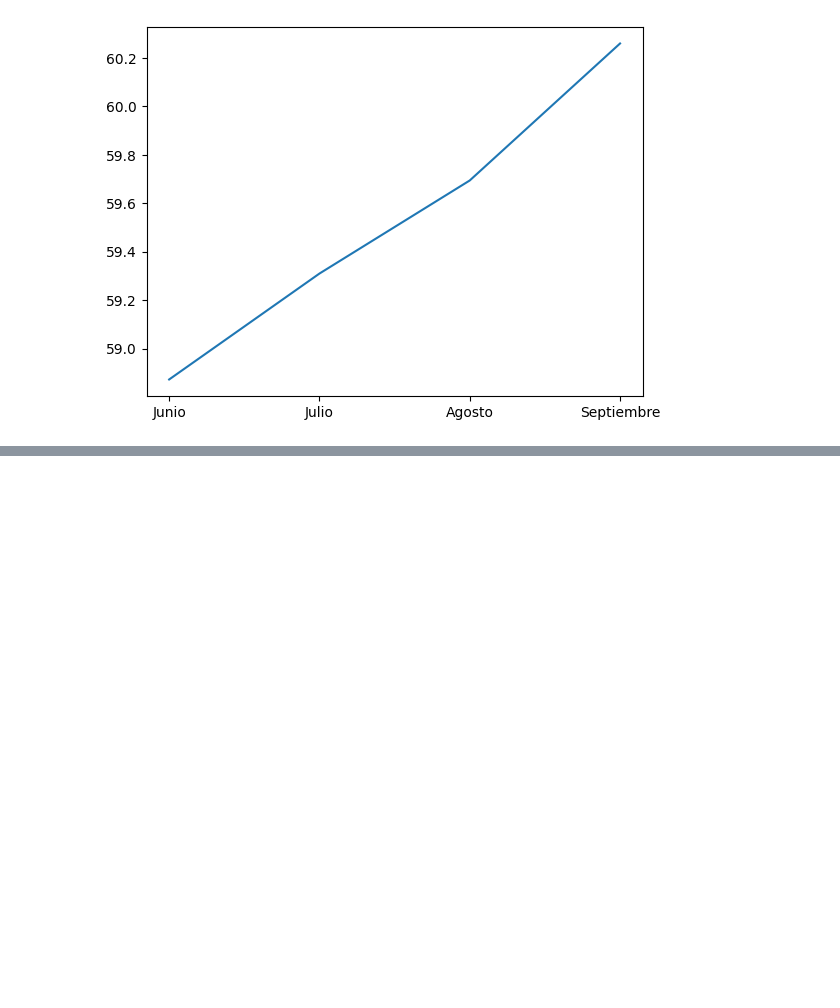
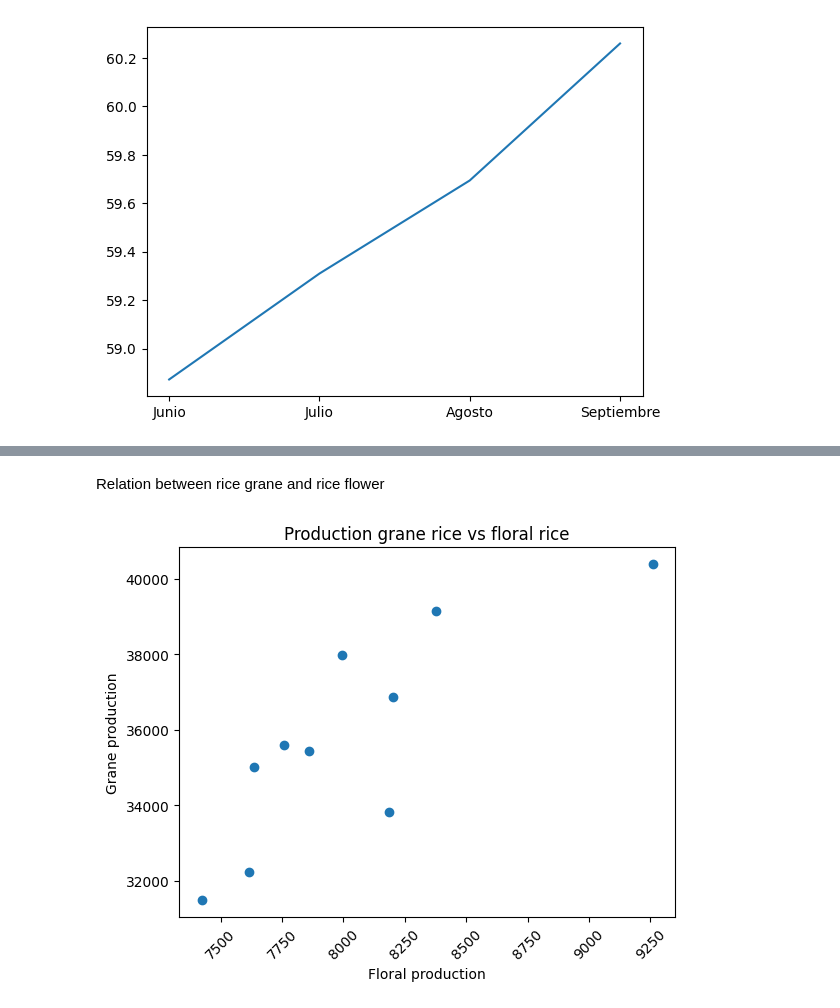
Before and after one commit to EmilianaSeltzer/Exercises_with_Pandas_Functions, a Jupyter notebook: Matplot_rice_graph.ipynb, the cells around one changed output, grey strips where cells are left out. Cells and saved outputs as stored; diff of their text form; code cells hidden in the pictures; blank space fills up the shorter version.

```diff
--- a/Matplot_rice_graph.ipynb
+++ b/Matplot_rice_graph.ipynb
@@ -101,0 +156,11 @@ plt.show()
+# %% [markdown]
+Relation between rice grane and rice flower
+# %%
+plt.scatter(df_groupbysum.prod_floral, df_groupbysum.prod_grano)
+plt.xticks(rotation=45)
+plt.xlabel('Floral production')
+plt.ylabel('Grane production')
+plt.title('Production grane rice vs floral rice')
+plt.show()
+# %% [output]
+[figure, added]
```
Also changed, not shown: parts of 14 cells of this notebook.
